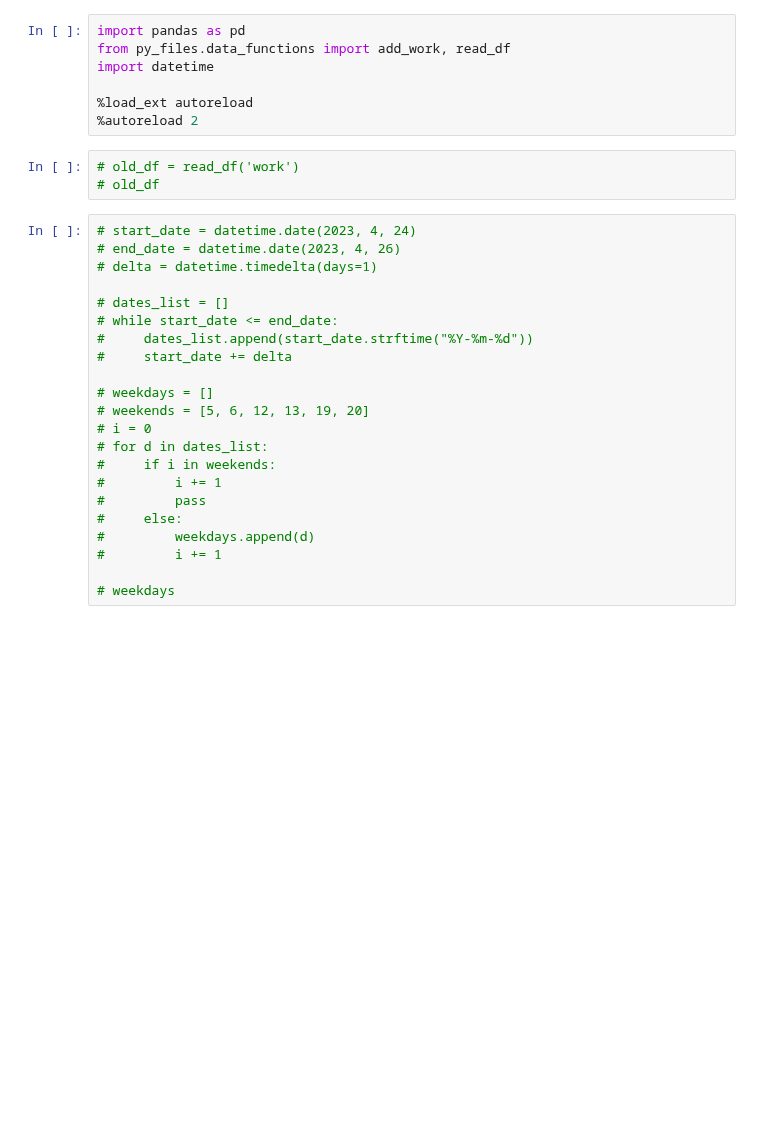
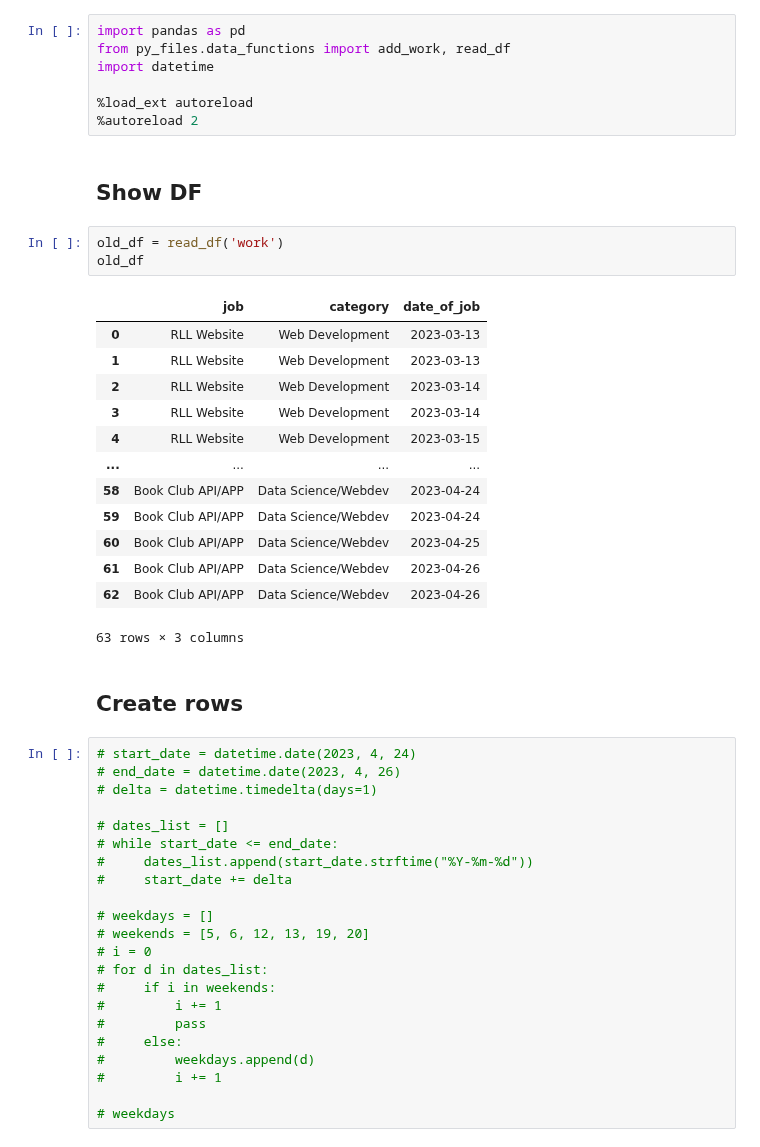
Before and after one commit to emilycardwell/my-jobs, a Jupyter notebook: jupyter_notebooks/work_df_editing.ipynb, the cells around one changed output. Drawn from its saved outputs; the diff is of its cells as text; blank space fills up the shorter version.

Commit message:
added new data, updated graphs

```diff
--- a/jupyter_notebooks/work_df_editing.ipynb
+++ b/jupyter_notebooks/work_df_editing.ipynb
@@ -7,9 +7,27 @@ import datetime
 
 %load_ext autoreload
 %autoreload 2
+# %% [markdown]
+## Show DF
 # %%
-# old_df = read_df('work')
-# old_df
+old_df = read_df('work')
+old_df
+# %% [output]
+|  | job | category | date_of_job |
+| 0 | RLL Website | Web Development | 2023-03-13 |
+| 1 | RLL Website | Web Development | 2023-03-13 |
+| 2 | RLL Website | Web Development | 2023-03-14 |
+| 3 | RLL Website | Web Development | 2023-03-14 |
+| 4 | RLL Website | Web Development | 2023-03-15 |
+| ... | ... | ... | ... |
+| 58 | Book Club API/APP | Data Science/Webdev | 2023-04-24 |
+| 59 | Book Club API/APP | Data Science/Webdev | 2023-04-24 |
+| 60 | Book Club API/APP | Data Science/Webdev | 2023-04-25 |
+| 61 | Book Club API/APP | Data Science/Webdev | 2023-04-26 |
+| 62 | Book Club API/APP | Data Science/Webdev | 2023-04-26 |
+63 rows × 3 columns
+# %% [markdown]
+## Create rows
 # %%
 # start_date = datetime.date(2023, 4, 24)
 # end_date = datetime.date(2023, 4, 26)
```
Also changed, not shown: 5 other files.
